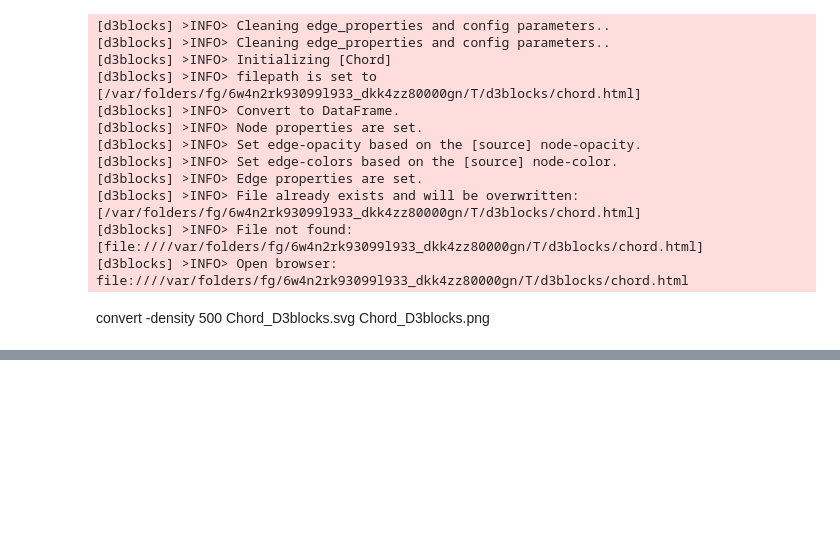
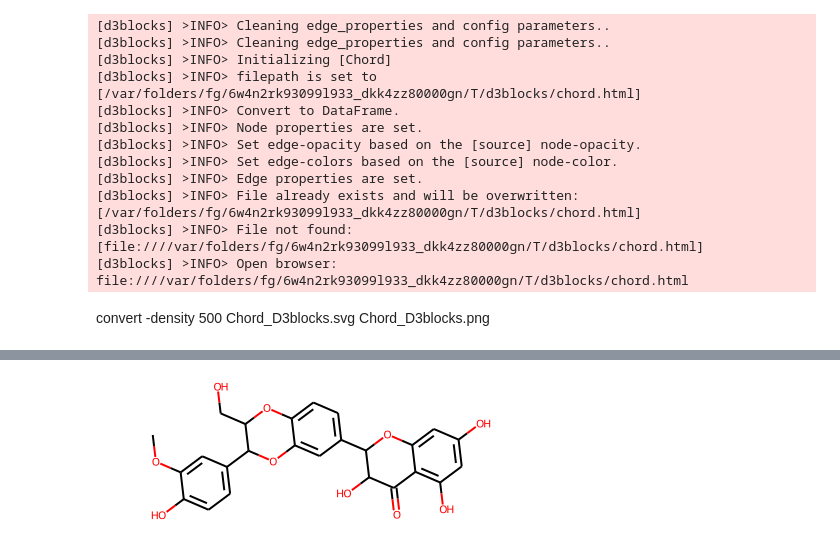
Before and after one commit to taraponglab/metanafld, a Jupyter notebook: chord.ipynb, the cells around one changed output, grey strips where cells are left out. Drawn from its saved outputs; the diff is of its cells as text; code cells hidden in the pictures; blank space fills up the shorter version.

```diff
--- a/chord.ipynb
+++ b/chord.ipynb
@@ -184,0 +205,4 @@ convert -density 500 Chord_D3blocks.svg Chord_D3blocks.png
+# %%
+Chem.MolFromSmiles("COc1cc(C2Oc3cc(C4Oc5cc(O)cc(O)c5C(=O)C4O)ccc3OC2CO)ccc1O")
+# %% [output]
+[figure, added]
```
Also changed, not shown: parts of 4 cells of this notebook, 7 other files.
